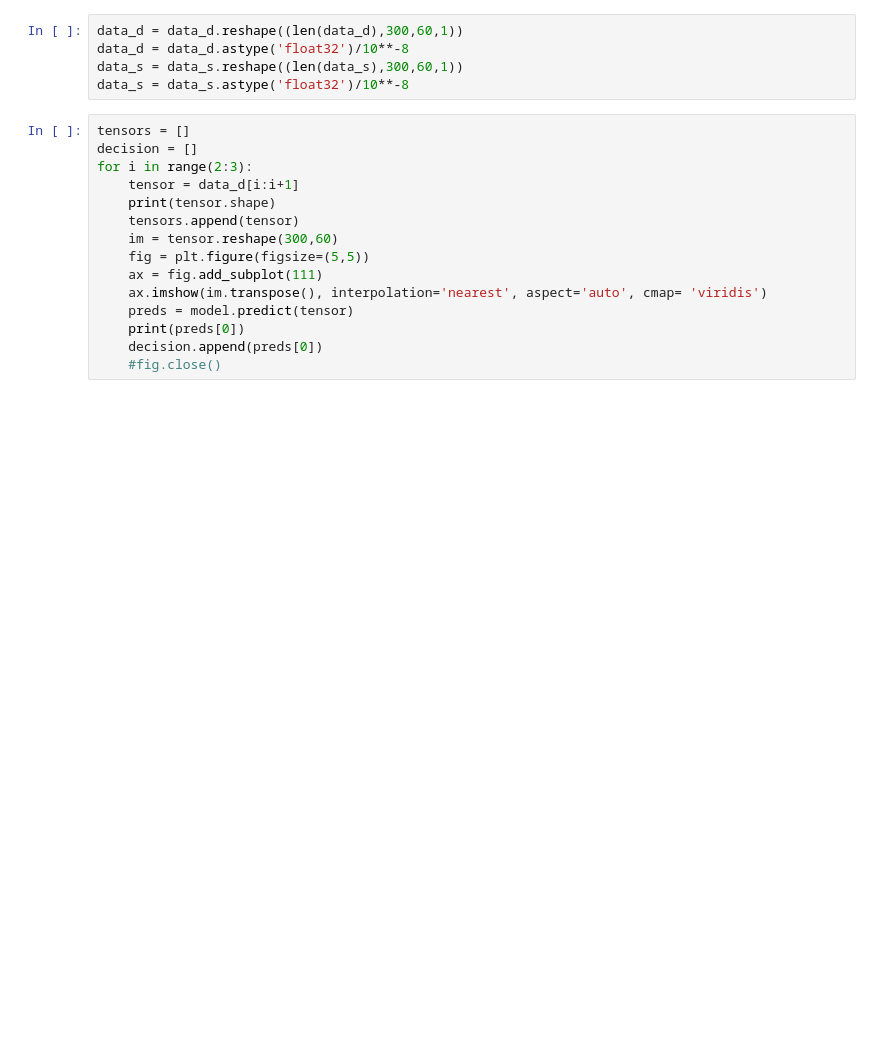
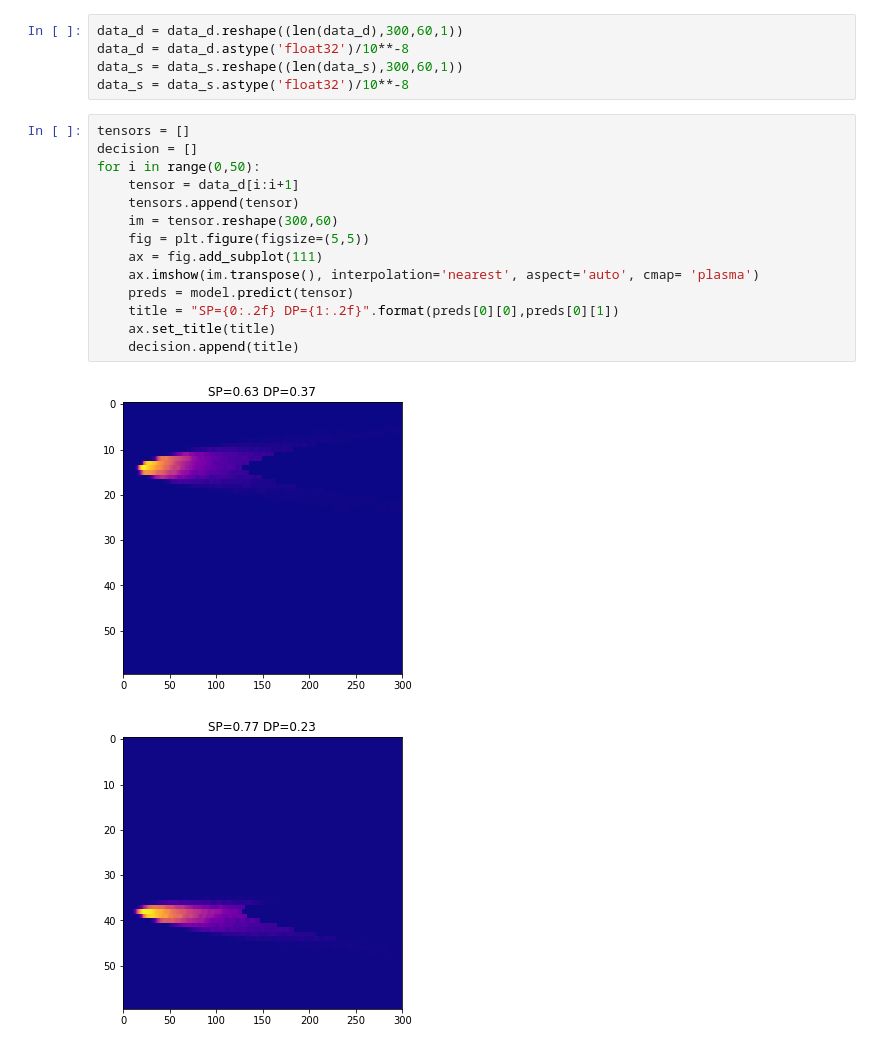
Before and after one commit to dpankova/DoublePulse, a Jupyter notebook: notebooks/Doug/DL_heatmap.ipynb, the cells around one changed output. Cells and saved outputs as stored; diff of their text form; blank space fills up the shorter version.

```diff
--- a/notebooks/Doug/DL_heatmap.ipynb
+++ b/notebooks/Doug/DL_heatmap.ipynb
@@ -86,16 +87,17 @@ data_s = data_s.astype('float32')/10**-8
 # %%
 tensors = []
 decision = []
-for i in range(2:3):
+for i in range(0,50):
     tensor = data_d[i:i+1]
-    print(tensor.shape)
     tensors.append(tensor)
     im = tensor.reshape(300,60)
     fig = plt.figure(figsize=(5,5))
     ax = fig.add_subplot(111)
-    ax.imshow(im.transpose(), interpolation='nearest', aspect='auto', cmap= 'viridis')
+    ax.imshow(im.transpose(), interpolation='nearest', aspect='auto', cmap= 'plasma')
     preds = model.predict(tensor)
-    print(preds[0])
-    decision.append(preds[0])
-    #fig.close()
+    title = "SP={0:.2f} DP={1:.2f}".format(preds[0][0],preds[0][1])
+    ax.set_title(title)
+    decision.append(title)
 # %% [output]
+[figure, added]
+[figure, added]
```
Also changed, not shown: parts of 8 cells of this notebook.
